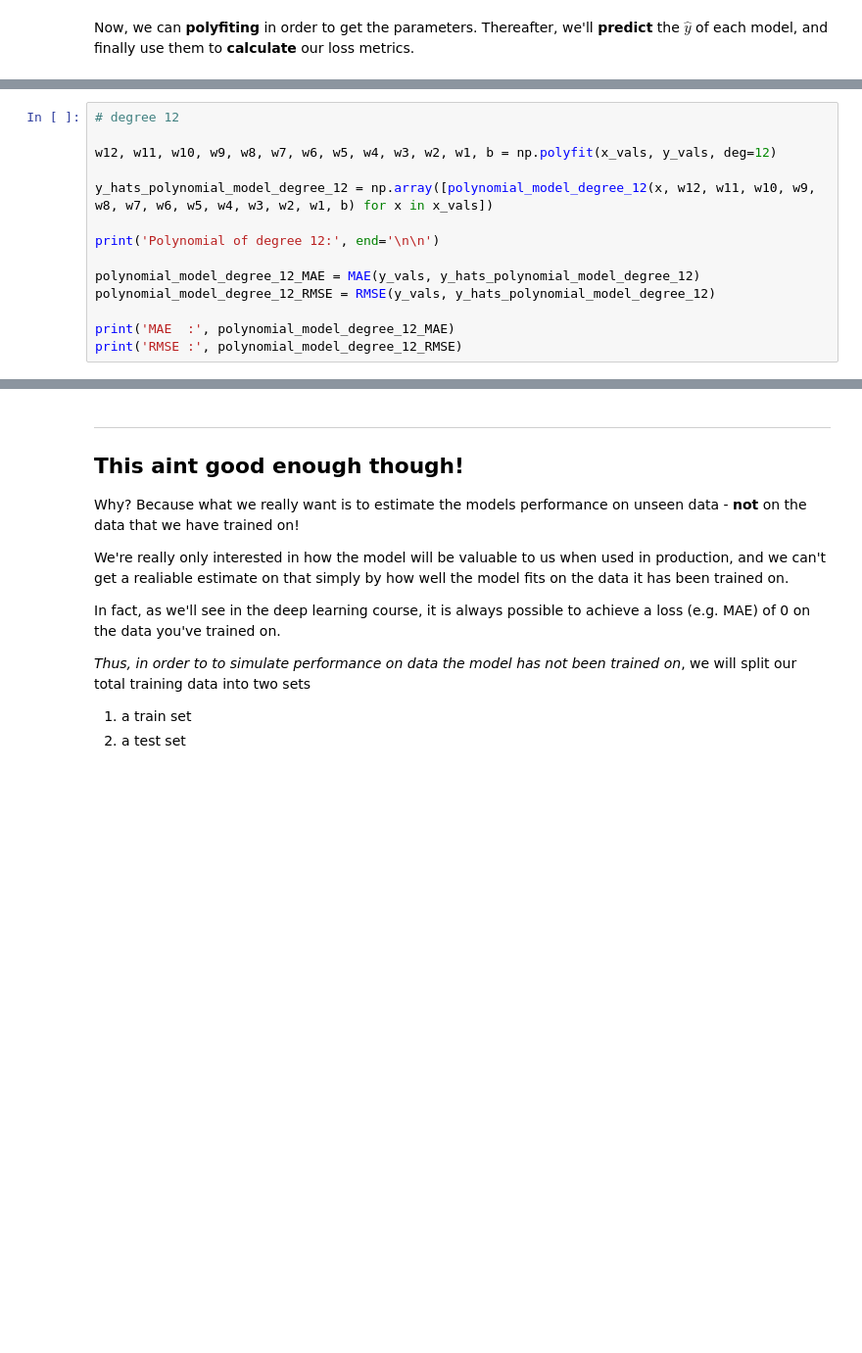
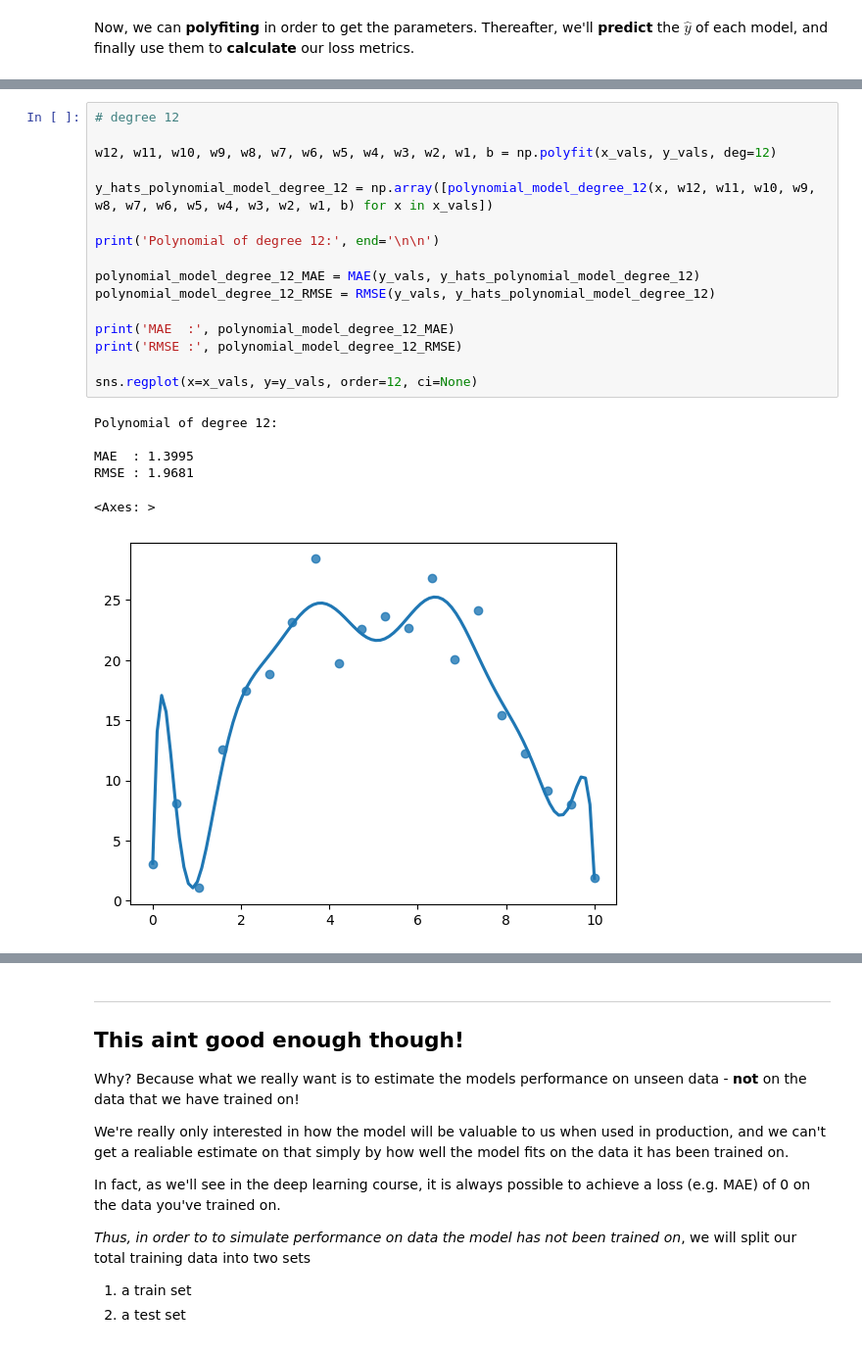
Before and after one commit to aleylani/Machine-Learning-AI24, a Jupyter notebook: notebooks/week1_lab03_train_test_split.ipynb, the cells around one changed output, grey strips where cells are left out. Shown at 98% size. Saved outputs shown, nothing was run; the diff lists cells and outputs as text; blank space fills up the shorter version.

```diff
--- a/notebooks/week1_lab03_train_test_split.ipynb
+++ b/notebooks/week1_lab03_train_test_split.ipynb
@@ -180,17 +203,26 @@ print('RMSE :', polynomial_model_degree_2_RMSE)
 # %%
 # degree 12
 
 w12, w11, w10, w9, w8, w7, w6, w5, w4, w3, w2, w1, b = np.polyfit(x_vals, y_vals, deg=12)
 
 y_hats_polynomial_model_degree_12 = np.array([polynomial_model_degree_12(x, w12, w11, w10, w9, w8, w7, w6, w5, w4, w3, w2, w1, b) for x in x_vals])
 
 print('Polynomial of degree 12:', end='\n\n')
 
 polynomial_model_degree_12_MAE = MAE(y_vals, y_hats_polynomial_model_degree_12)
 polynomial_model_degree_12_RMSE = RMSE(y_vals, y_hats_polynomial_model_degree_12)
 
 print('MAE  :', polynomial_model_degree_12_MAE)
 print('RMSE :', polynomial_model_degree_12_RMSE)
+
+sns.regplot(x=x_vals, y=y_vals, order=12, ci=None)
+# %% [output]
+Polynomial of degree 12:
+
+MAE  : 1.3995
+RMSE : 1.9681
+<Axes: >
+[figure, added]
 # %%
 degrees = [1, 2, 12]
 all_maes = [linear_model_MAE, polynomial_model_degree_2_MAE, polynomial_model_degree_12_MAE]
```
Also changed, not shown: parts of 19 cells of this notebook.
